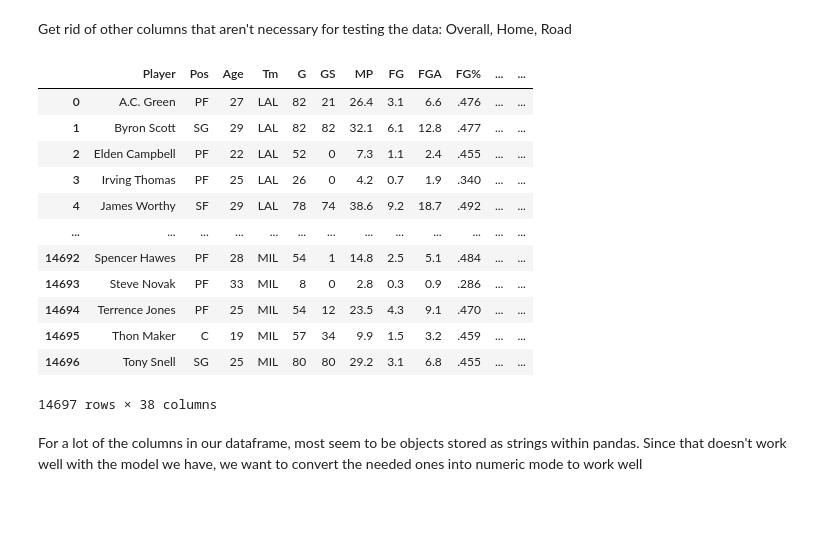
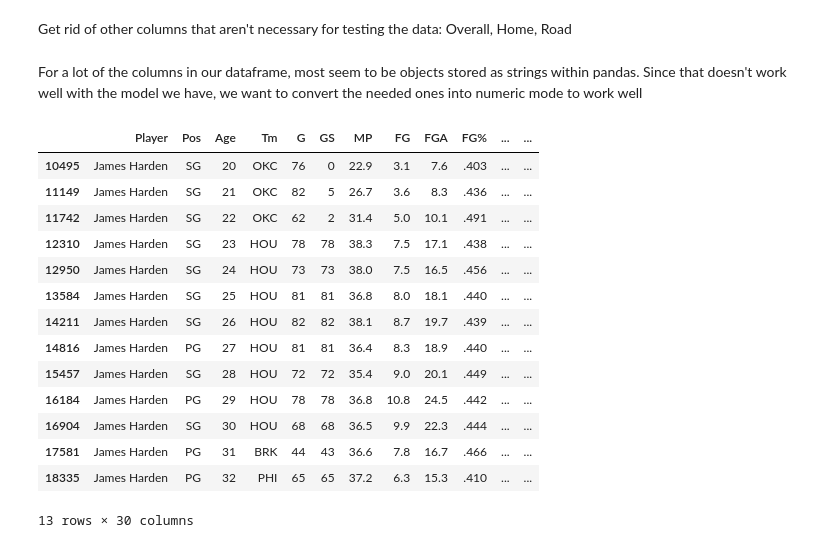
Before and after one commit to kev374k/Hardwood_Convergence, a Jupyter notebook: Data_Cleaning.ipynb, the cells around one changed output. Drawn from its saved outputs; the diff is of its cells as text; code cells hidden in the pictures; blank space fills up the shorter version.

```diff
--- a/Data_Cleaning.ipynb
+++ b/Data_Cleaning.ipynb
@@ -179,18 +276,6 @@ stats
+# %%
+normal_stats.drop(columns = ['Unnamed: 0', 'Rk'], inplace = True)
+# %%
+normal_stats = normal_stats.apply(pd.to_numeric, errors = 'ignore')
 # %% [markdown]
 Get rid of other columns that aren't necessary for testing the data: Overall, Home, Road
-# %%
-stats = stats.drop(['Overall', 'Home', 'Road'], axis = 1)
-# %% [output]
-|  | Player | Pos | Age | Tm | G | GS | MP | FG | FGA | FG% | ... | ... |
-| 0 | A.C. Green | PF | 27 | LAL | 82 | 21 | 26.4 | 3.1 | 6.6 | .476 | ... | ... |
-| 1 | Byron Scott | SG | 29 | LAL | 82 | 82 | 32.1 | 6.1 | 12.8 | .477 | ... | ... |
-| 2 | Elden Campbell | PF | 22 | LAL | 52 | 0 | 7.3 | 1.1 | 2.4 | .455 | ... | ... |
-| 3 | Irving Thomas | PF | 25 | LAL | 26 | 0 | 4.2 | 0.7 | 1.9 | .340 | ... | ... |
-| 4 | James Worthy | SF | 29 | LAL | 78 | 74 | 38.6 | 9.2 | 18.7 | .492 | ... | ... |
-| ... | ... | ... | ... | ... | ... | ... | ... | ... | ... | ... | ... | ... |
-| 14692 | Spencer Hawes | PF | 28 | MIL | 54 | 1 | 14.8 | 2.5 | 5.1 | .484 | ... | ... |
-| 14693 | Steve Novak | PF | 33 | MIL | 8 | 0 | 2.8 | 0.3 | 0.9 | .286 | ... | ... |
-| 14694 | Terrence Jones | PF | 25 | MIL | 54 | 12 | 23.5 | 4.3 | 9.1 | .470 | ... | ... |
-| 14695 | Thon Maker | C | 19 | MIL | 57 | 34 | 9.9 | 1.5 | 3.2 | .459 | ... | ... |
-| 14696 | Tony Snell | SG | 25 | MIL | 80 | 80 | 29.2 | 3.1 | 6.8 | .455 | ... | ... |
-14697 rows × 38 columns
@@ -199,2 +282,27 @@ stats = stats.apply(pd.to_numeric, errors = 'ignore')
 # %% [markdown]
 For a lot of the columns in our dataframe, most seem to be objects stored as strings within pandas. Since that doesn't work well with the model we have, we want to convert the needed ones into numeric mode to work well
+# %%
+normal_stats = normal_stats[normal_stats.Player != 'Player']
+normal_stats['Player'] = normal_stats['Player'].apply(lambda x: x.strip('*'))
+normal_stats_grouped = normal_stats.groupby(['Player', 'Year']).apply(total_stats)
+# %%
+normal_stats_grouped.index = normal_stats_grouped.index.droplevel()
+normal_stats_grouped.index = normal_stats_grouped.index.droplevel()
+# %%
+normal_stats_grouped[normal_stats_grouped.Player == 'James Harden']
+# %% [output]
+|  | Player | Pos | Age | Tm | G | GS | MP | FG | FGA | FG% | ... | ... |
+| 10495 | James Harden | SG | 20 | OKC | 76 | 0 | 22.9 | 3.1 | 7.6 | .403 | ... | ... |
+| 11149 | James Harden | SG | 21 | OKC | 82 | 5 | 26.7 | 3.6 | 8.3 | .436 | ... | ... |
+| 11742 | James Harden | SG | 22 | OKC | 62 | 2 | 31.4 | 5.0 | 10.1 | .491 | ... | ... |
+| 12310 | James Harden | SG | 23 | HOU | 78 | 78 | 38.3 | 7.5 | 17.1 | .438 | ... | ... |
+| 12950 | James Harden | SG | 24 | HOU | 73 | 73 | 38.0 | 7.5 | 16.5 | .456 | ... | ... |
+| 13584 | James Harden | SG | 25 | HOU | 81 | 81 | 36.8 | 8.0 | 18.1 | .440 | ... | ... |
+| 14211 | James Harden | SG | 26 | HOU | 82 | 82 | 38.1 | 8.7 | 19.7 | .439 | ... | ... |
+| 14816 | James Harden | PG | 27 | HOU | 81 | 81 | 36.4 | 8.3 | 18.9 | .440 | ... | ... |
+| 15457 | James Harden | SG | 28 | HOU | 72 | 72 | 35.4 | 9.0 | 20.1 | .449 | ... | ... |
+| 16184 | James Harden | PG | 29 | HOU | 78 | 78 | 36.8 | 10.8 | 24.5 | .442 | ... | ... |
+| 16904 | James Harden | SG | 30 | HOU | 68 | 68 | 36.5 | 9.9 | 22.3 | .444 | ... | ... |
+| 17581 | James Harden | PG | 31 | BRK | 44 | 43 | 36.6 | 7.8 | 16.7 | .466 | ... | ... |
+| 18335 | James Harden | PG | 32 | PHI | 65 | 65 | 37.2 | 6.3 | 15.3 | .410 | ... | ... |
+13 rows × 30 columns
```
Also changed, not shown: parts of 57 cells of this notebook, 26 other files.
